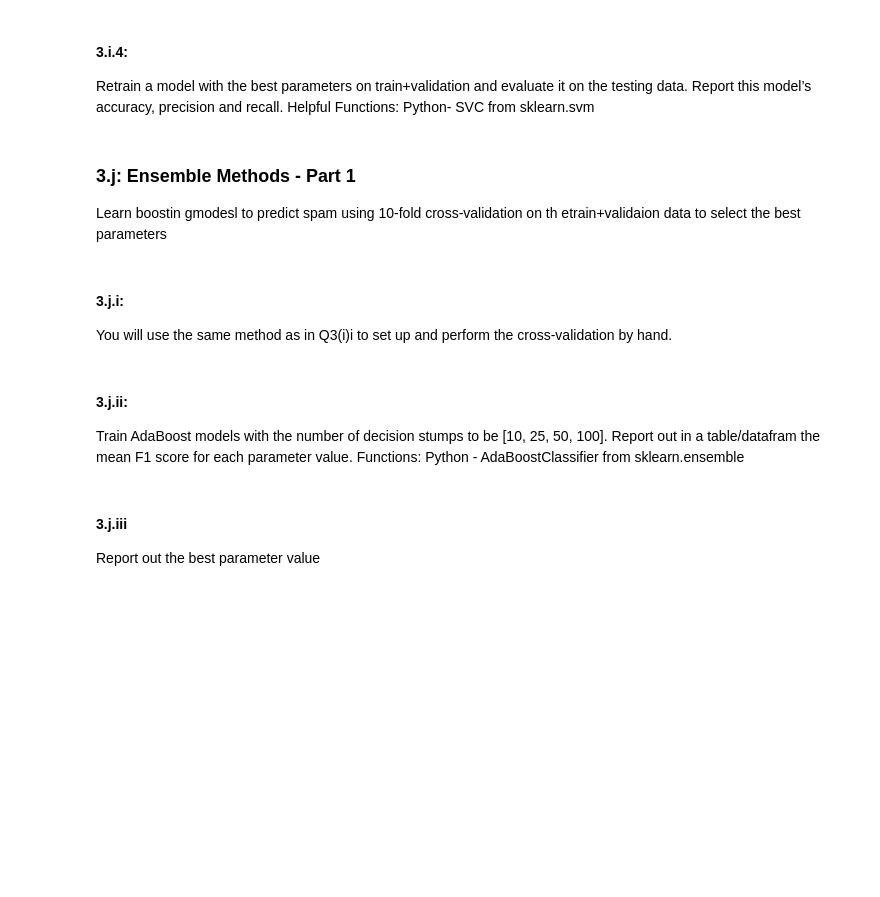
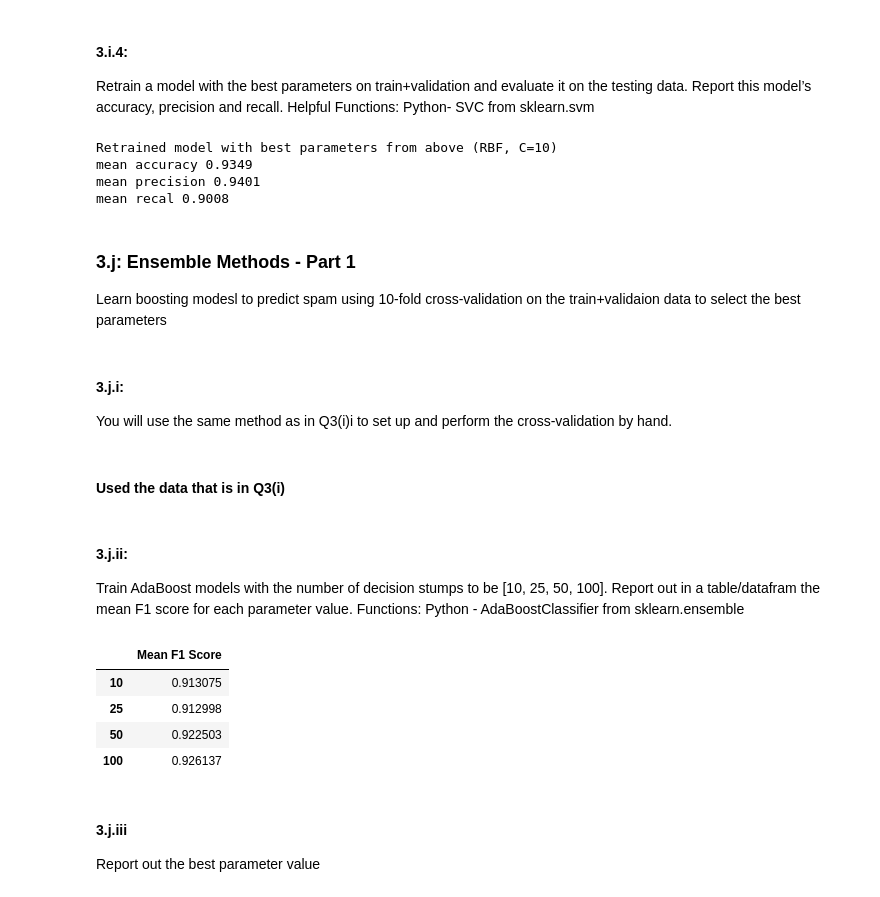
Before and after one commit to DevvyDont/DataMining, a Jupyter notebook: A2/A2_Group_Zamorano.ipynb, the cells around one changed output. Saved outputs shown, nothing was run; the diff lists cells and outputs as text; code cells hidden in the pictures; blank space fills up the shorter version.

```diff
--- a/A2/A2_Group_Zamorano.ipynb
+++ b/A2/A2_Group_Zamorano.ipynb
@@ -974,17 +1058,89 @@ as the criteria.
 #### 3.i.4:
 Retrain a model with the best parameters on train+validation and evaluate it on the testing data. Report this model’s accuracy, precision and recall.
 Helpful Functions: Python- SVC from sklearn.svm
+# %%
+acc2=[]
+prec2=[]
+rec2=[]
+
+clf = svm.SVC(kernel = 'rbf', C = 10)
+
+#fit(X,y) on training data
+clf.fit(scaled_3h_train, extracted_spam_train)
+
+#predict
+curr_predict=clf.predict(scaled_3h_test)
+
+acc2.append(accuracy_score(extracted_spam_test, curr_predict))
+
+prec2.append(precision_score(extracted_spam_test, curr_predict))
+
+rec2.append(recall_score(extracted_spam_test, curr_predict))
+#print('Acc: ', acc)
+#print('Prec: ', prec)
+#print('Rec: ',rec)
+
+print("Retrained model with best parameters from above (RBF, C=10)")
+print('mean accuracy {0:0.04f}' .format(np.mean(acc2)))
+
+print('mean precision {0:0.04f}' .format(np.mean(prec2)))
+
+print('mean recal {0:0.04f}' .format(np.mean(rec2)))
+# %% [output]
+Retrained model with best parameters from above (RBF, C=10)
+mean accuracy 0.9349
+mean precision 0.9401
+mean recal 0.9008
 # %% [markdown]
 ### 3.j: Ensemble Methods - Part 1
-Learn boostin gmodesl to predict spam using 10-fold cross-validation on th etrain+validaion data to select the best parameters
+Learn boosting modesl to predict spam using 10-fold cross-validation on the train+validaion data to select the best parameters
 # %% [markdown]
 #### 3.j.i:
 You will use the same method as in Q3(i)i to set up and perform the cross-validation by hand.
+# %% [markdown]
+#### Used the data that is in Q3(i)
 # %% [markdown]
 #### 3.j.ii:
 Train AdaBoost models with the number of decision stumps to be [10, 25,
 50, 100]. Report out in a table/datafram the mean F1 score for each parameter value.
 Functions: Python - AdaBoostClassifier from sklearn.ensemble
+# %%
+from sklearn.ensemble import AdaBoostClassifier
+from sklearn.metrics import f1_score
+
+d_stumps = [10, 25, 50, 100]
+
+f_score=[]
+f_score_means=[]
+
+for ds in d_stumps:
+    #boost with d_stump values
+    clf = AdaBoostClassifier(n_estimators = ds, random_state = 0)
+
+    #fit(X,y) on training data
+    clf.fit(scaled_3h_train, extracted_spam_train)
+
+    #predict
+    curr_predict = clf.predict(scaled_3h_test)
+
+    #store current f_score
+    f_score.append(f1_score(extracted_spam_test, curr_predict, average=None))
+
+#loop through each array in f_score, calcualte the mean and store in f_score_means
+for i in f_score:
+    f_score_means.append(np.mean(i))
+
+#create dataframe of mean f1 scores
+f_data = {"Mean F1 Score": f_score_means}
+f1_df = pd.DataFrame(f_data, index = d_stumps)
+
+f1_df
+# %% [output]
+|  | Mean F1 Score |
+| 10 | 0.913075 |
+| 25 | 0.912998 |
+| 50 | 0.922503 |
+| 100 | 0.926137 |
 # %% [markdown]
 #### 3.j.iii
 Report out the best parameter value
```
Also changed, not shown: parts of 15 cells of this notebook.
